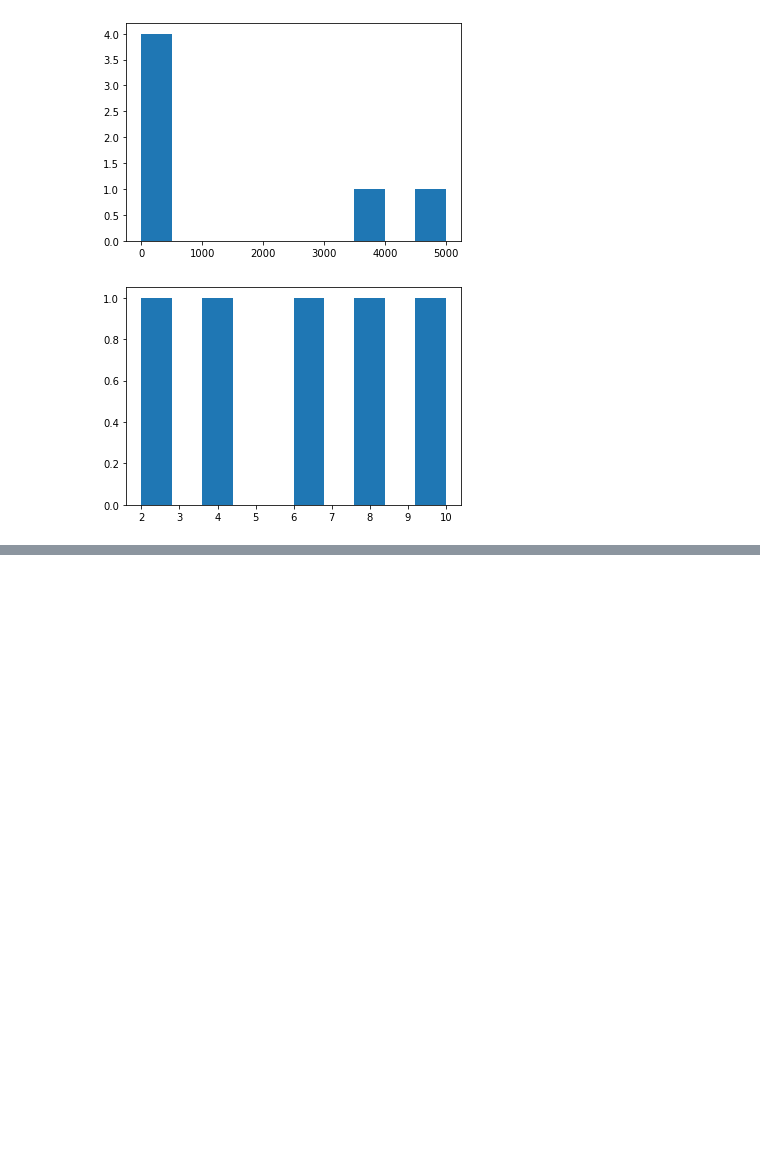
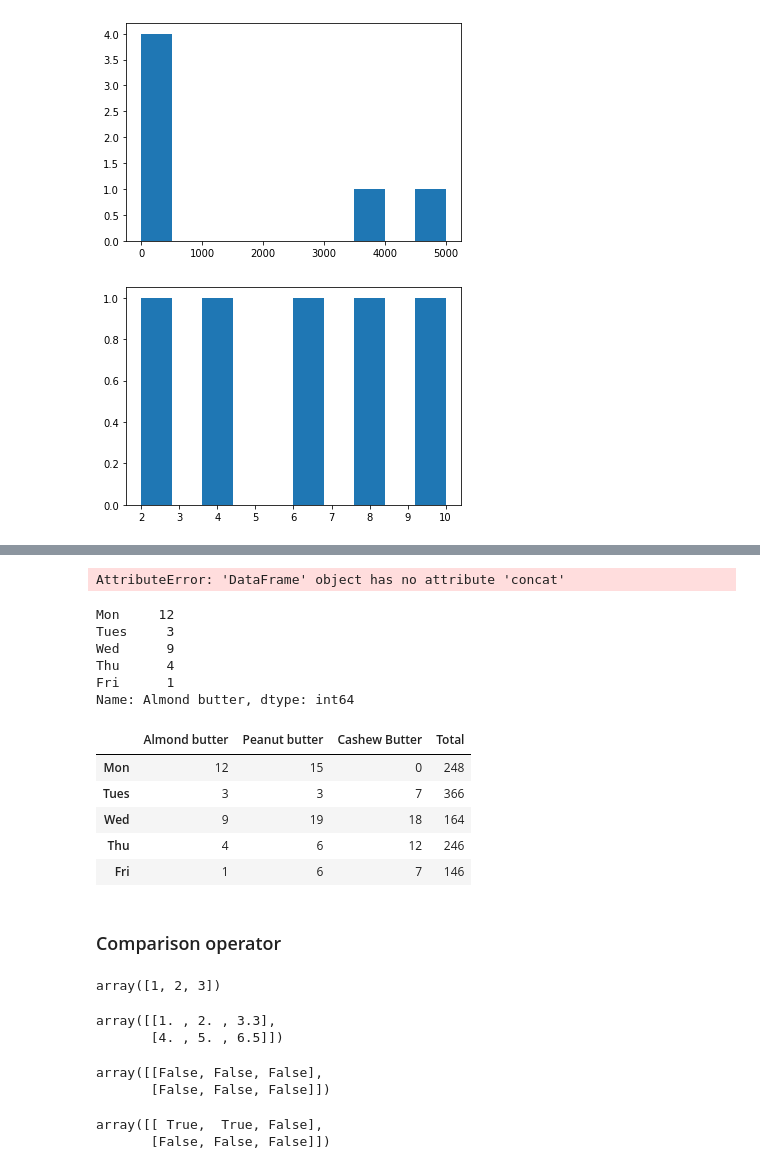
Before and after one commit to SAHARIPRASAD-2907/data-science-bootcamp, a Jupyter notebook: numpy101/numpy-101.ipynb, the cells around one changed output, grey strips where cells are left out. Cells and saved outputs as stored; diff of their text form; code cells hidden in the pictures; blank space fills up the shorter version.

```diff
--- a/numpy101/numpy-101.ipynb
+++ b/numpy101/numpy-101.ipynb
@@ -535,0 +664,4 @@ plt.show()
+# %%
+# Create the prices array
+prices = np.array([10,8,12])
+prices
@@ -535,0 +678,2 @@ plt.show()
+# %%
+total_sales = prices.dot(sales_amounts.reshape(3,5))
@@ -535,0 +688,3 @@ plt.show()
+# %%
+weekly_sales.append(total_sales)
+weekly_sales
@@ -535,0 +698,47 @@ plt.show()
+# %%
+weekly_sales.concat(total_sales)
+weekly_sales
+# %% [output]
+AttributeError: 'DataFrame' object has no attribute 'concat'
+# %%
+weekly_sales["Almond butter"]
+# %% [output]
+Mon     12
+Tues     3
+Wed      9
+Thu      4
+Fri      1
+Name: Almond butter, dtype: int64
+# %%
+weekly_sales["Total"] = total_sales
+# %%
+weekly_sales
+# %% [output]
+|  | Almond butter | Peanut butter | Cashew Butter | Total |
+| Mon | 12 | 15 | 0 | 248 |
+| Tues | 3 | 3 | 7 | 366 |
+| Wed | 9 | 19 | 18 | 164 |
+| Thu | 4 | 6 | 12 | 246 |
+| Fri | 1 | 6 | 7 | 146 |
+# %% [markdown]
+### Comparison operator
+# %%
+a1
+# %% [output]
+array([1, 2, 3])
+# %%
+a2
+# %% [output]
+array([[1. , 2. , 3.3],
+       [4. , 5. , 6.5]])
+# %%
+a1 > a2
+# %% [output]
+array([[False, False, False],
+       [False, False, False]])
+# %%
+bool_array = a1 >=a2
+bool_array
+# %% [output]
+array([[ True,  True, False],
+       [False, False, False]])
```
Also changed, not shown: parts of 57 cells of this notebook, 9 other files.
